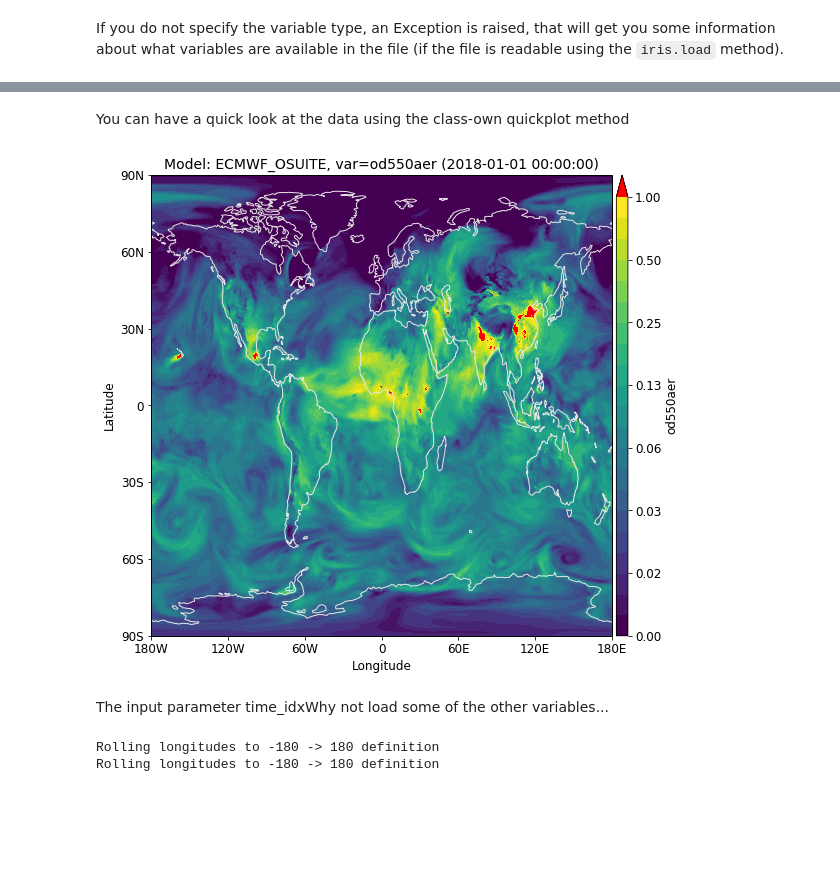
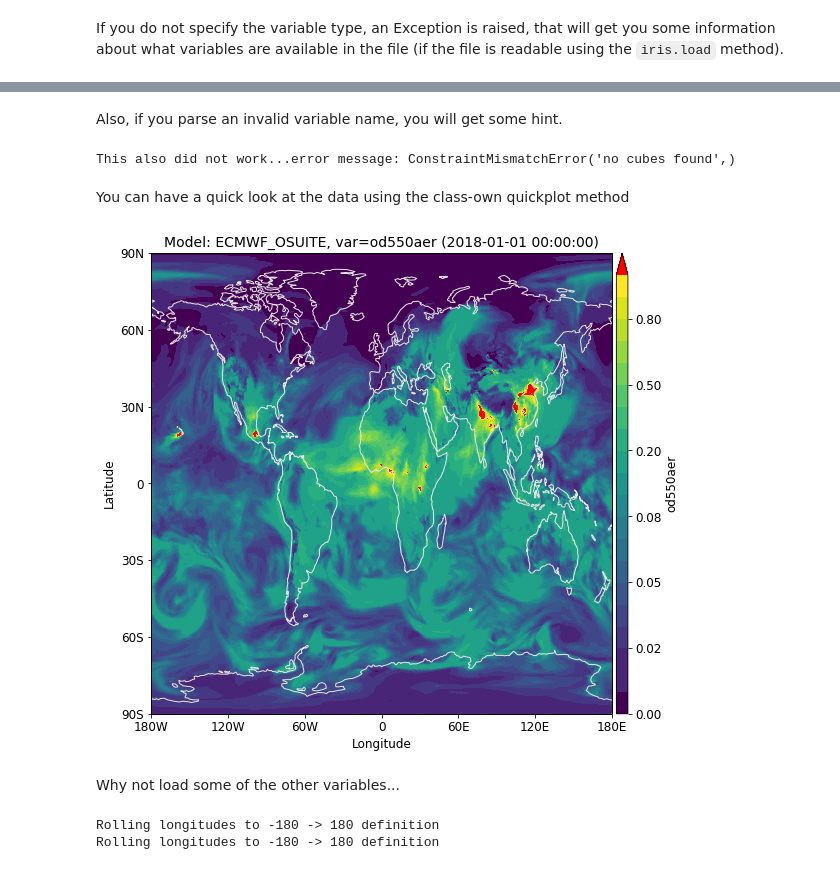
Before and after one commit to metno/pyaerocom, a Jupyter notebook: notebooks/intro_class_ModelData.ipynb, the cells around one changed output, grey strips where cells are left out. Saved outputs shown, nothing was run; the diff lists cells and outputs as text; code cells hidden in the pictures; blank space fills up the shorter version.

Commit message:
Fixed some bug related to auto color scale in map plotting, updated docs

```diff
--- a/notebooks/intro_class_ModelData.ipynb
+++ b/notebooks/intro_class_ModelData.ipynb
@@ -85,15 +90,24 @@ This did not work...error message: ValueError("Loading data from input file /lus
+# %% [markdown]
+Also, if you parse an invalid variable name, you will get some hint.
+# %%
+try:
+    data = ModelData(input=fpath, var_name="Blaaa")
+except Exception as e:
+    print("This also did not work...error message: %s" %repr(e))
+# %% [output]
+This also did not work...error message: ConstraintMismatchError('no cubes found',)
 # %% [markdown]
 You can have a quick look at the data using the class-own quickplot method
 # %%
 fig = data.quickplot_map(time_idx=0,
                          fix_aspect=2,
                          vmin=0,
-                         vmax=5.8,
+                         vmax=1,
                          c_over="r")
 # %% [output]
-[figure, old version]
+[figure, new version]
 # %% [markdown]
-The input parameter time_idxWhy not load some of the other variables...
+Why not load some of the other variables...
 # %%
 data_bc = ModelData(fpath, var_name="od550bc", model_id="ECMWF_OSUITE")
 data_so4 = ModelData(fpath, var_name="od550so4", model_id="ECMWF_OSUITE")
```
Also changed, not shown: parts of 4 cells of this notebook, 28 other files.
